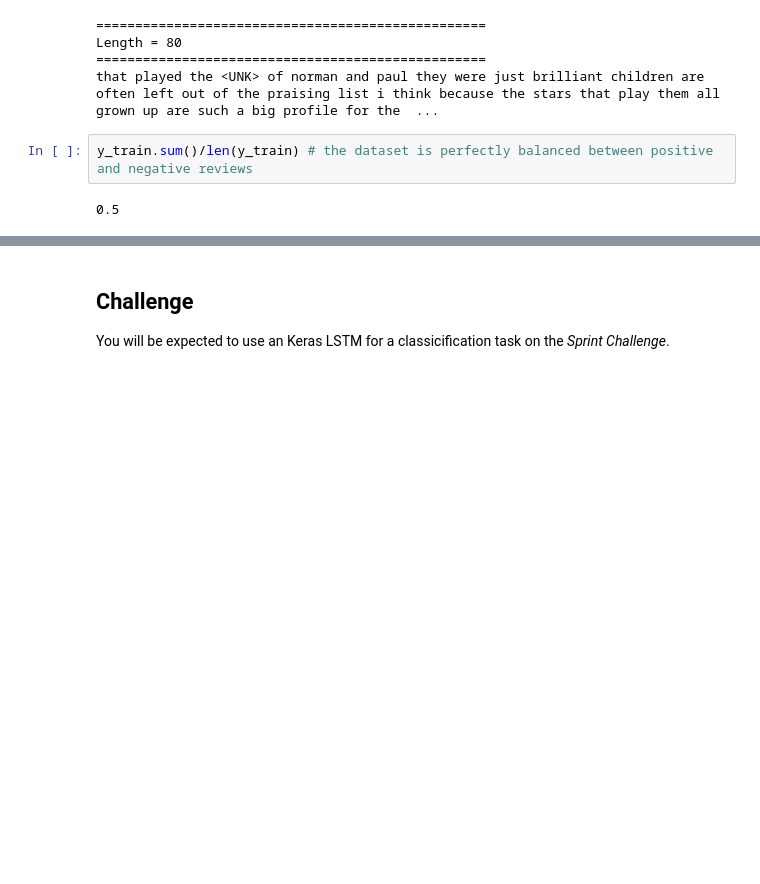
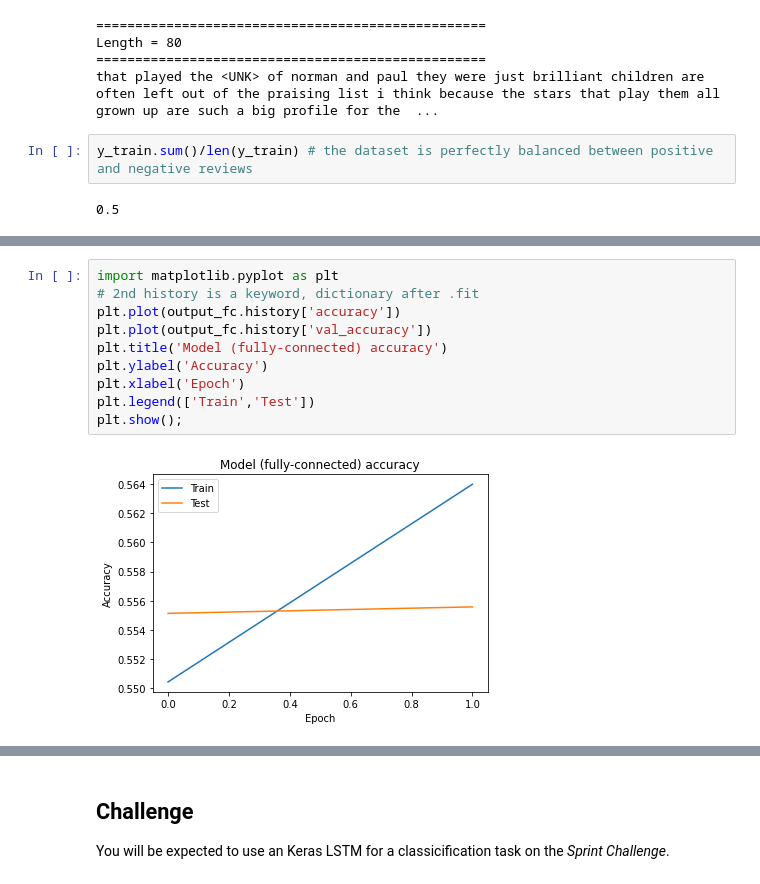
Before and after one commit to Khislatz/DS-Unit-4-Sprint-3-Deep-Learning, a Jupyter notebook: module1-rnn-and-lstm/LS_DS_431_RNN_and_LSTM_Lecture.ipynb, the cells around one changed output, grey strips where cells are left out. Cells and saved outputs as stored; diff of their text form; blank space fills up the shorter version.

```diff
--- a/module1-rnn-and-lstm/LS_DS_431_RNN_and_LSTM_Lecture.ipynb
+++ b/module1-rnn-and-lstm/LS_DS_431_RNN_and_LSTM_Lecture.ipynb
@@ -352 +477,13 @@ plt.show();
+# %%
+import matplotlib.pyplot as plt
+# 2nd history is a keyword, dictionary after .fit
+plt.plot(output_fc.history['accuracy'])
+plt.plot(output_fc.history['val_accuracy'])
+plt.title('Model (fully-connected) accuracy')
+plt.ylabel('Accuracy')
+plt.xlabel('Epoch')
+plt.legend(['Train','Test'])
+plt.show();
+# %% [output]
+[figure, added]
 # %%
```
Also changed, not shown: parts of 48 cells of this notebook.
